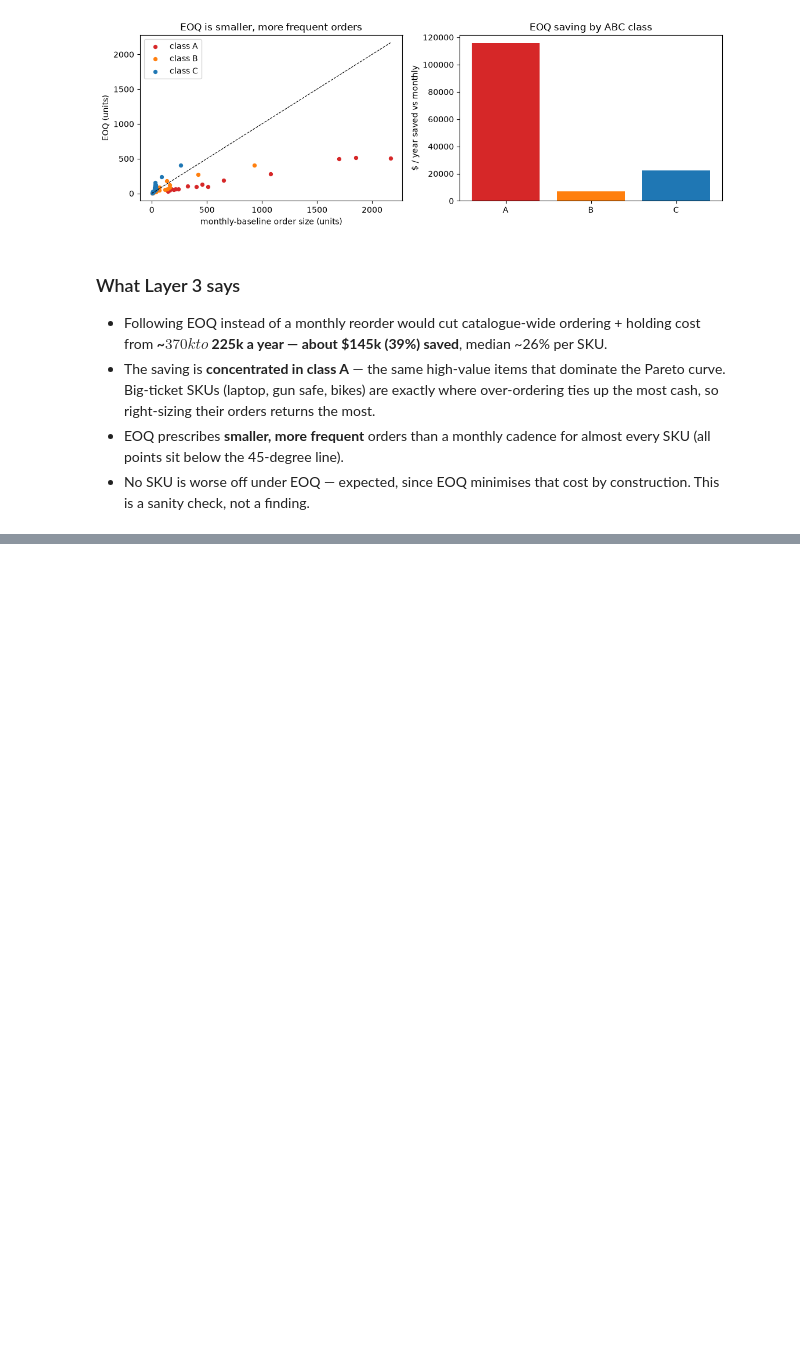
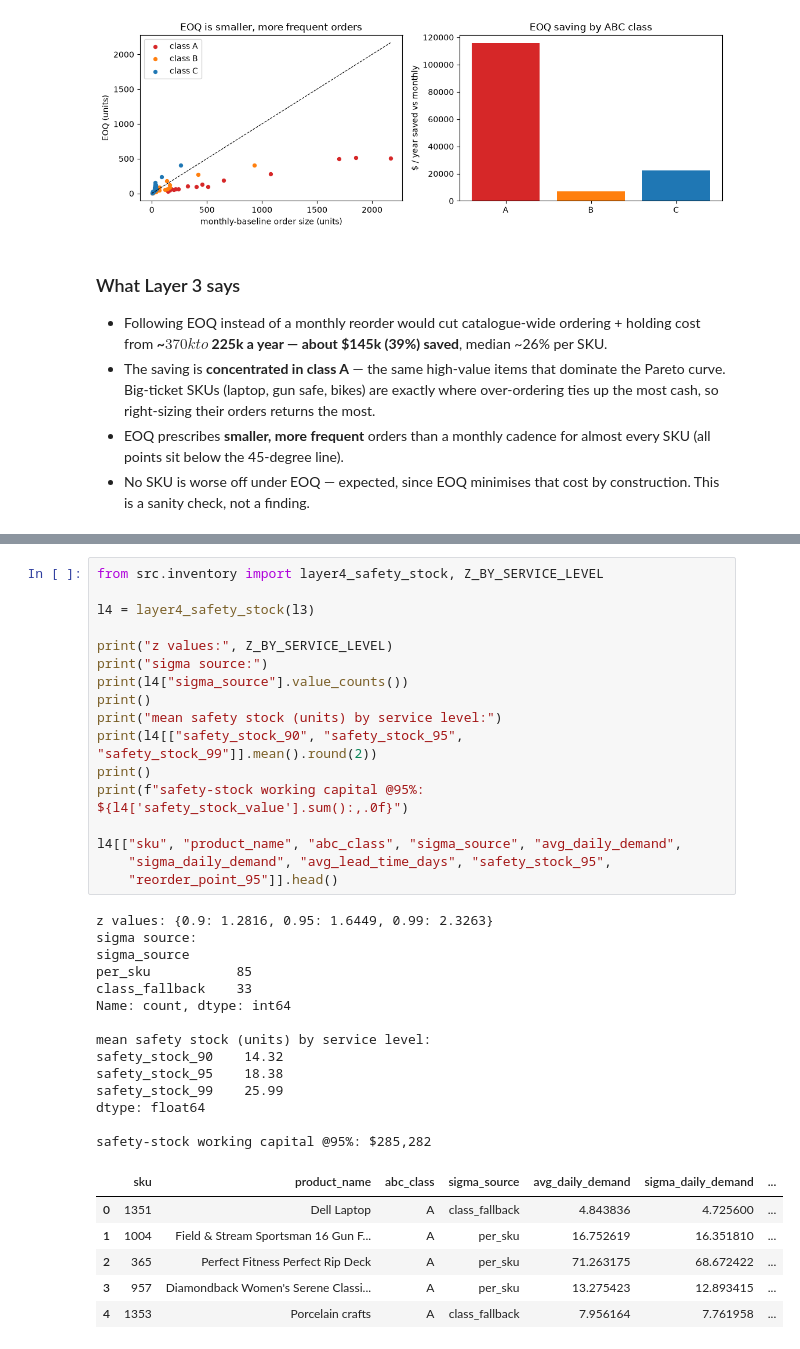
Before and after one commit to GireesheePendela/dataco-inventory-analysis, a Jupyter notebook: notebooks/analysis.ipynb, the cells around one changed output, grey strips where cells are left out. Cells and saved outputs as stored; diff of their text form; blank space fills up the shorter version.

```diff
--- a/notebooks/analysis.ipynb
+++ b/notebooks/analysis.ipynb
@@ -591,0 +612,38 @@ plt.show()
+# %%
+from src.inventory import layer4_safety_stock, Z_BY_SERVICE_LEVEL
+
+l4 = layer4_safety_stock(l3)
+
+print("z values:", Z_BY_SERVICE_LEVEL)
+print("sigma source:")
+print(l4["sigma_source"].value_counts())
+print()
+print("mean safety stock (units) by service level:")
+print(l4[["safety_stock_90", "safety_stock_95", "safety_stock_99"]].mean().round(2))
+print()
+print(f"safety-stock working capital @95%: ${l4['safety_stock_value'].sum():,.0f}")
+
+l4[["sku", "product_name", "abc_class", "sigma_source", "avg_daily_demand",
+    "sigma_daily_demand", "avg_lead_time_days", "safety_stock_95",
+    "reorder_point_95"]].head()
+# %% [output]
+z values: {0.9: 1.2816, 0.95: 1.6449, 0.99: 2.3263}
+sigma source:
+sigma_source
+per_sku           85
+class_fallback    33
+Name: count, dtype: int64
+
+mean safety stock (units) by service level:
+safety_stock_90    14.32
+safety_stock_95    18.38
+safety_stock_99    25.99
+dtype: float64
+
+safety-stock working capital @95%: $285,282
+|  | sku | product_name | abc_class | sigma_source | avg_daily_demand | sigma_daily_demand | ... |
+| 0 | 1351 | Dell Laptop | A | class_fallback | 4.843836 | 4.725600 | ... |
+| 1 | 1004 | Field & Stream Sportsman 16 Gun F... | A | per_sku | 16.752619 | 16.351810 | ... |
+| 2 | 365 | Perfect Fitness Perfect Rip Deck | A | per_sku | 71.263175 | 68.672422 | ... |
+| 3 | 957 | Diamondback Women's Serene Classi... | A | per_sku | 13.275423 | 12.893415 | ... |
+| 4 | 1353 | Porcelain crafts | A | class_fallback | 7.956164 | 7.761958 | ... |
```
Also changed, not shown: parts of 6 cells of this notebook, 1 other file.
